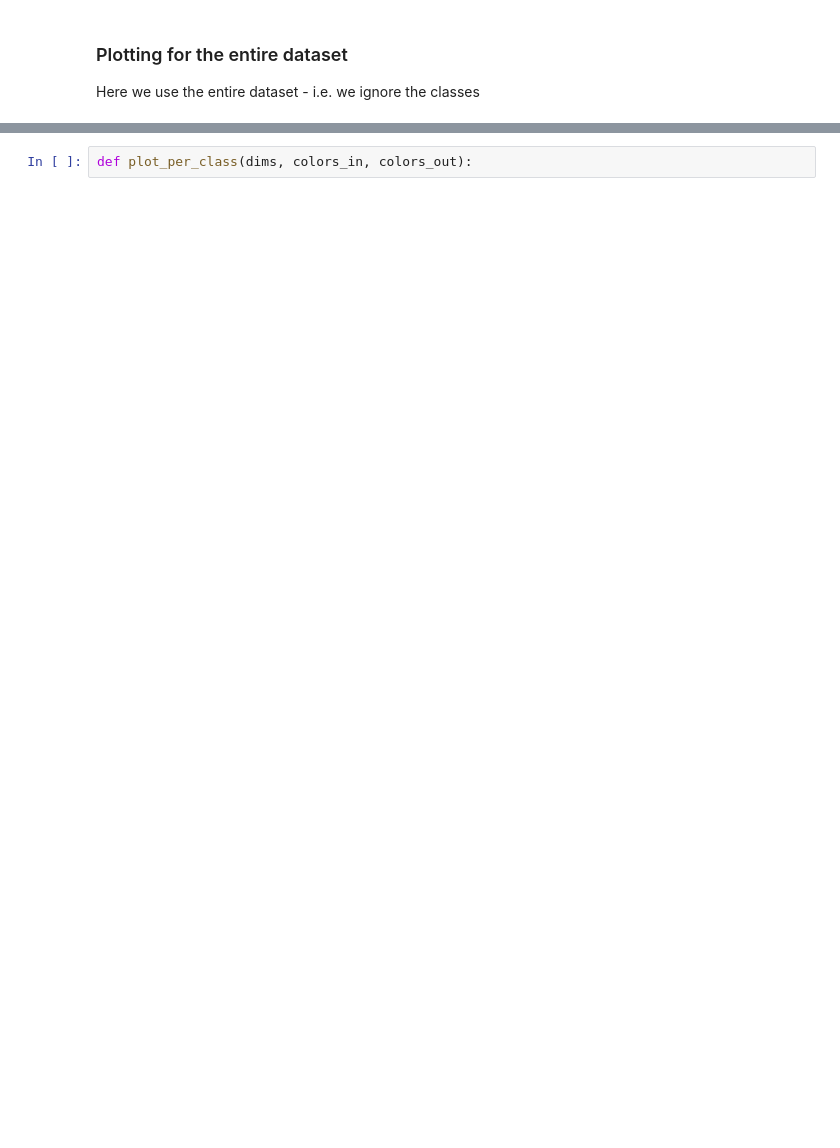
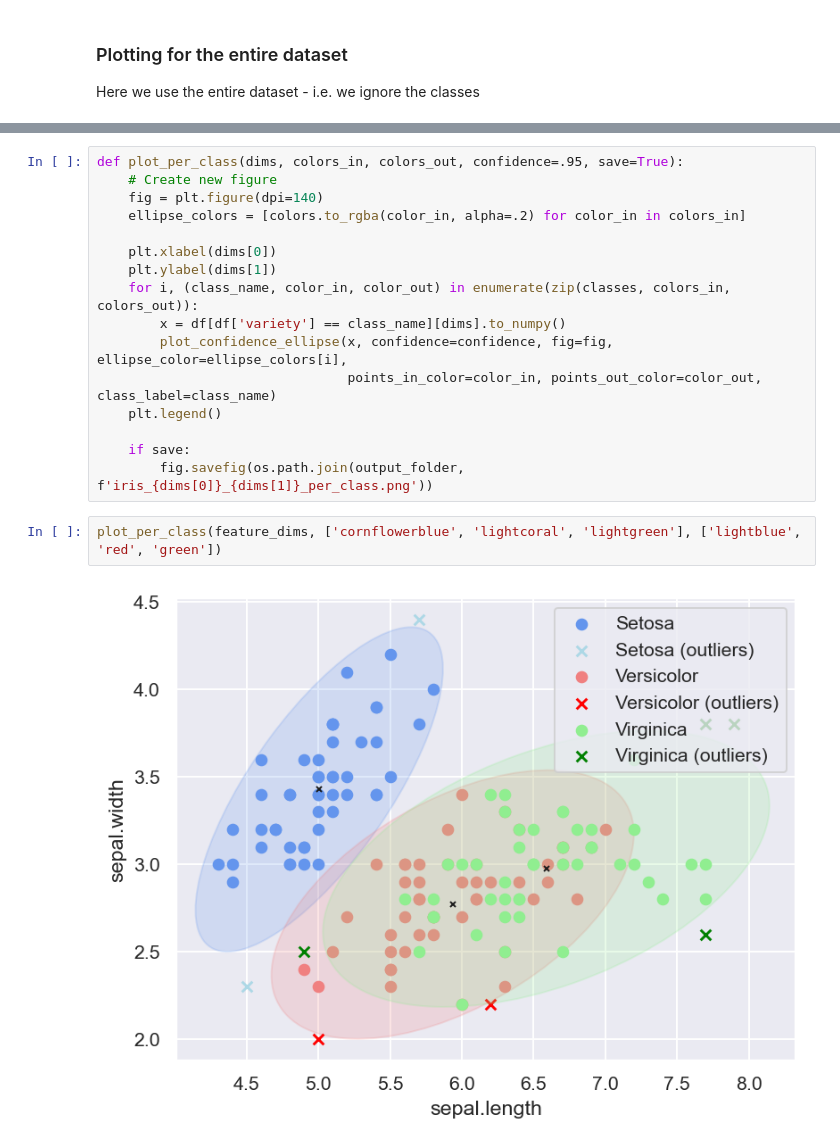
Before and after one commit to honzikv/multidimstats, a Jupyter notebook: cv02/main.ipynb, the cells around one changed output, grey strips where cells are left out. Drawn from its saved outputs; the diff is of its cells as text; blank space fills up the shorter version.

```diff
--- a/cv02/main.ipynb
+++ b/cv02/main.ipynb
@@ -158,2 +164,20 @@ fig = plot_dataset(['sepal.width', 'petal.length'])
-# %%
-def plot_per_class(dims, colors_in, colors_out):
+# %%
+def plot_per_class(dims, colors_in, colors_out, confidence=.95, save=True):
+    # Create new figure
+    fig = plt.figure(dpi=140)
+    ellipse_colors = [colors.to_rgba(color_in, alpha=.2) for color_in in colors_in]
+
+    plt.xlabel(dims[0])
+    plt.ylabel(dims[1])
+    for i, (class_name, color_in, color_out) in enumerate(zip(classes, colors_in, colors_out)):
+        x = df[df['variety'] == class_name][dims].to_numpy()
+        plot_confidence_ellipse(x, confidence=confidence, fig=fig, ellipse_color=ellipse_colors[i],
+                                points_in_color=color_in, points_out_color=color_out, class_label=class_name)
+    plt.legend()
+
+    if save:
+        fig.savefig(os.path.join(output_folder, f'iris_{dims[0]}_{dims[1]}_per_class.png'))
+# %%
+plot_per_class(feature_dims, ['cornflowerblue', 'lightcoral', 'lightgreen'], ['lightblue', 'red', 'green'])
+# %% [output]
+[figure, added]
```
Also changed, not shown: parts of 7 cells of this notebook, 5 other files.
